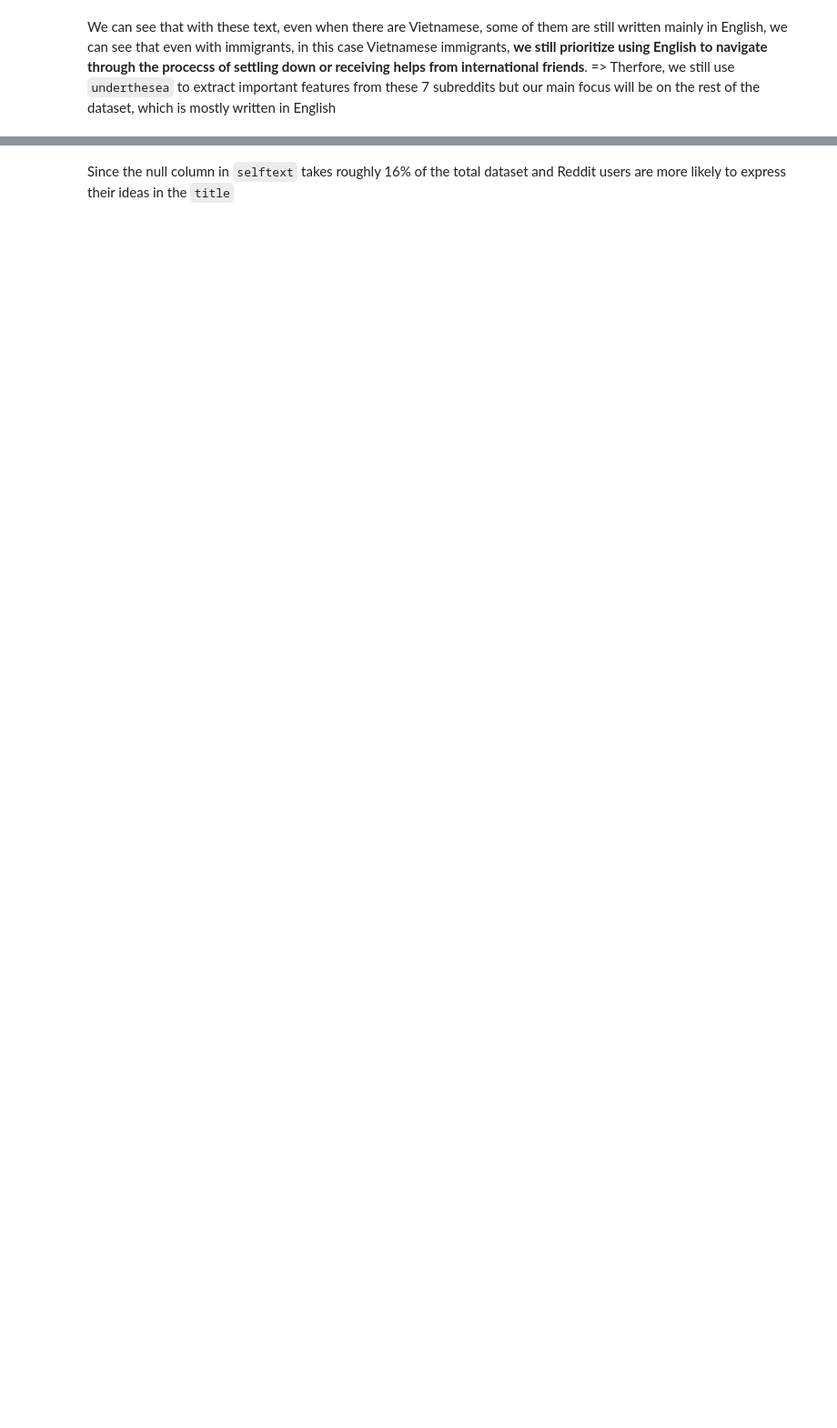
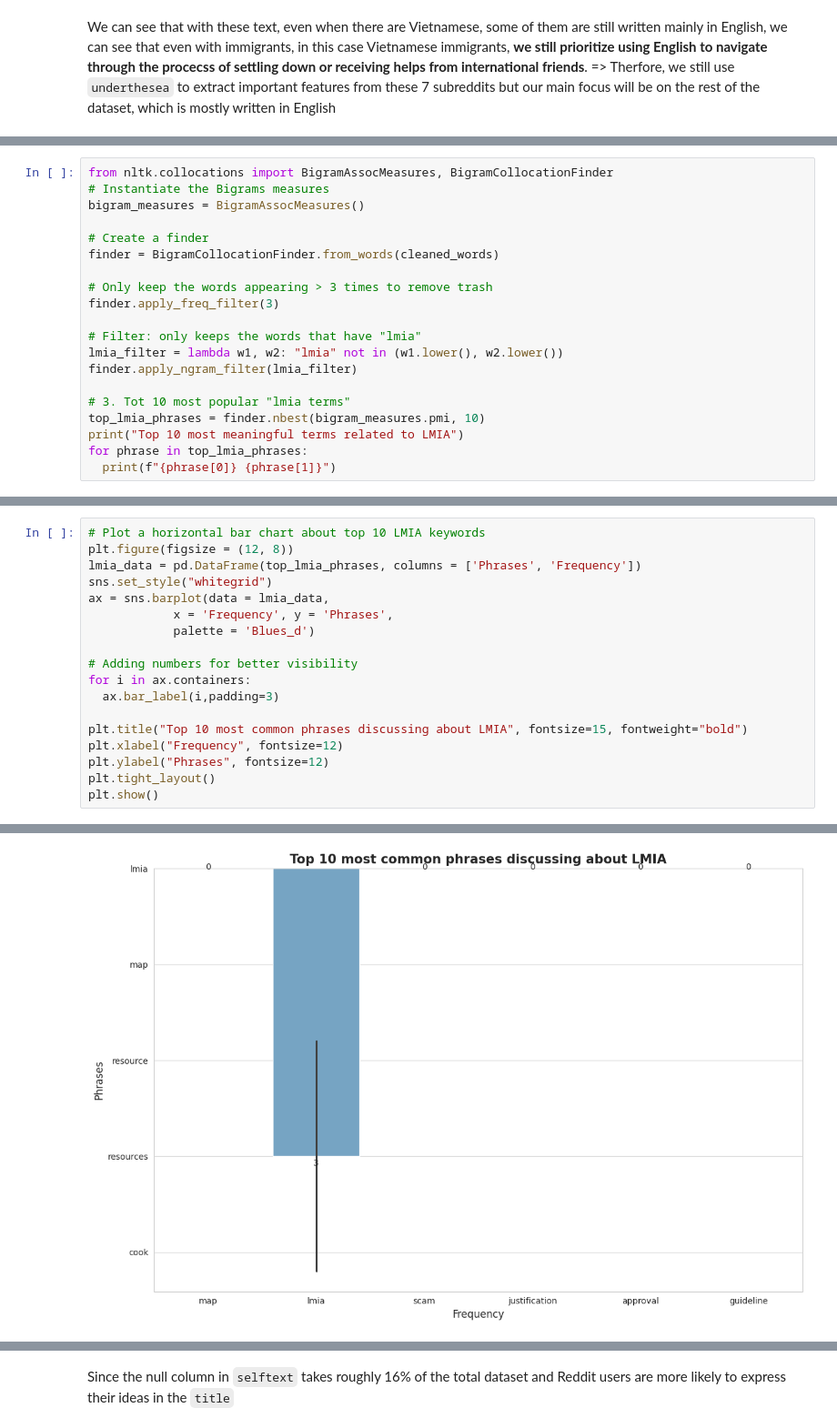
Before and after one commit to jtran2509/reddit-employment-trends, a Jupyter notebook: notebooks/eda.ipynb, the cells around one changed output, grey strips where cells are left out. Shown at 91% size. Drawn from its saved outputs; the diff is of its cells as text; blank space fills up the shorter version.

```diff
--- a/notebooks/eda.ipynb
+++ b/notebooks/eda.ipynb
@@ -225,0 +352,20 @@ subreddits =[
+# %%
+from nltk.collocations import BigramAssocMeasures, BigramCollocationFinder
+# Instantiate the Bigrams measures
+bigram_measures = BigramAssocMeasures()
+
+# Create a finder
+finder = BigramCollocationFinder.from_words(cleaned_words)
+
+# Only keep the words appearing > 3 times to remove trash
+finder.apply_freq_filter(3)
+
+# Filter: only keeps the words that have "lmia"
+lmia_filter = lambda w1, w2: "lmia" not in (w1.lower(), w2.lower())
+finder.apply_ngram_filter(lmia_filter)
+
+# 3. Tot 10 most popular "lmia terms"
+top_lmia_phrases = finder.nbest(bigram_measures.pmi, 10)
+print("Top 10 most meaningful terms related to LMIA")
+for phrase in top_lmia_phrases:
+  print(f"{phrase[0]} {phrase[1]}")
@@ -225,0 +384,19 @@ subreddits =[
+# %%
+# Plot a horizontal bar chart about top 10 LMIA keywords
+plt.figure(figsize = (12, 8))
+lmia_data = pd.DataFrame(top_lmia_phrases, columns = ['Phrases', 'Frequency'])
+sns.set_style("whitegrid")
+ax = sns.barplot(data = lmia_data,
+            x = 'Frequency', y = 'Phrases',
+            palette = 'Blues_d')
+
+# Adding numbers for better visibility
+for i in ax.containers:
+  ax.bar_label(i,padding=3)
+
+plt.title("Top 10 most common phrases discussing about LMIA", fontsize=15, fontweight="bold")
+plt.xlabel("Frequency", fontsize=12)
+plt.ylabel("Phrases", fontsize=12)
+plt.tight_layout()
+plt.show()
+# %% [output]
@@ -225,0 +406 @@ subreddits =[
+[figure, added]
```
Also changed, not shown: parts of 42 cells of this notebook, 1 other file.
